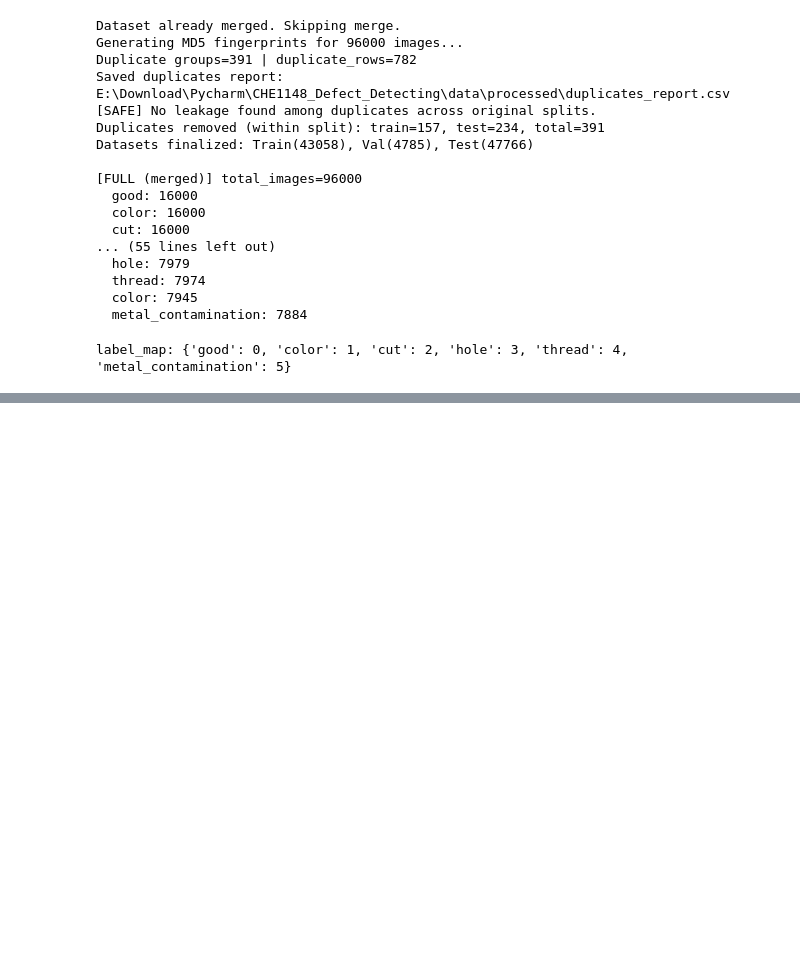
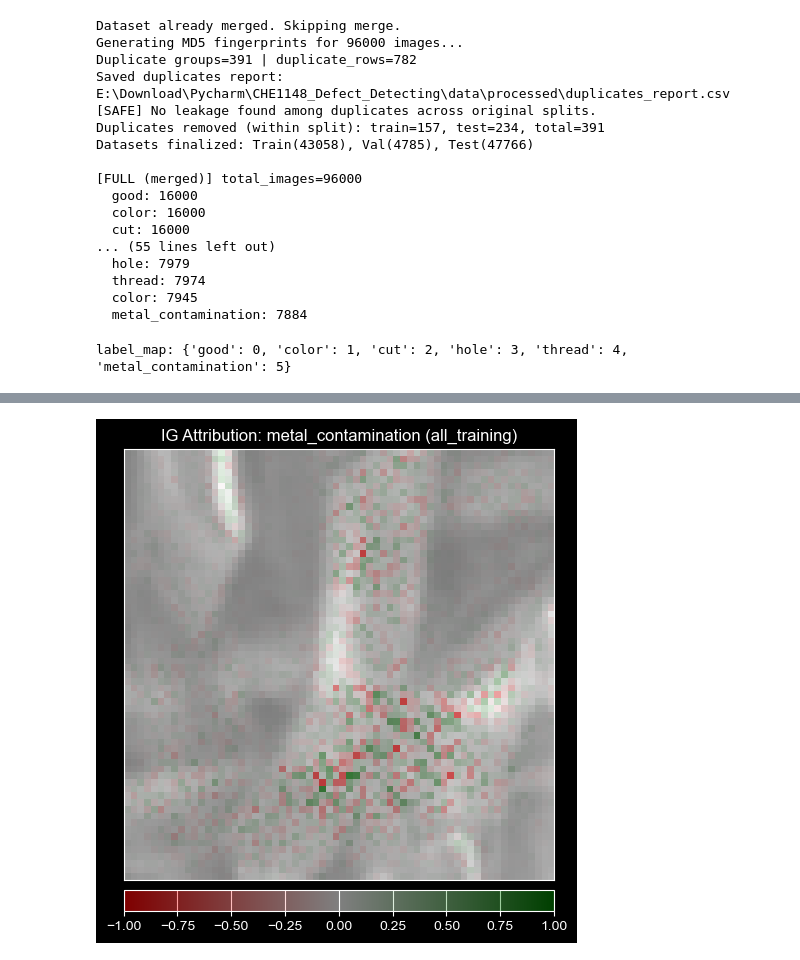
Before and after one commit to gaopengju0119-eng/CHE1148_Defect_Detecting, a Jupyter notebook: main.ipynb, the cells around one changed output, grey strips where cells are left out. Saved outputs shown, nothing was run; the diff lists cells and outputs as text; code cells hidden in the pictures; blank space fills up the shorter version.

```diff
--- a/main.ipynb
+++ b/main.ipynb
@@ -1027,37 +1240,69 @@ def apply_integrated_gradients(model, input_tensor, target_class=None):
 
     if target_class is None:
         # Get the model's predicted class
         output = model(input_tensor)
         target_class = torch.argmax(output, dim=1).item()
 
     # Compute attributions
     attributions, _ = ig.attribute(
         input_tensor, baseline, target=target_class, return_convergence_delta=True
     )
 
-    # Convert to numpy for visualization [Channels, H, W] -> [H, W, Channels]
-    attributions = np.transpose(attributions.squeeze().cpu().detach().numpy(), (1, 2, 0))
-    img_plot = (
-        np.transpose(input_tensor.squeeze().cpu().detach().numpy(), (1, 2, 0))
-        if input_tensor.shape[1] > 1
-        else input_tensor.squeeze().cpu().numpy()
-    )
+    # Convert tensors into HWC numpy arrays robustly for grayscale/RGB.
+    def _to_hwc(arr: np.ndarray) -> np.ndarray:
+        # Accept [N,C,H,W], [C,H,W], [H,W,C], [H,W].
+        if arr.ndim == 4:
+            if arr.shape[0] != 1:
+                raise ValueError(f"Expected batch size 1 for visualization, got shape={arr.shape}")
+            arr = arr[0]
+
+        if arr.ndim == 3:
+            # If likely CHW, transpose to HWC.
+            if arr.shape[0] <= 4 and arr.shape[1] > 4 and arr.shape[2] > 4:
+                arr = np.transpose(arr, (1, 2, 0))
+            # Else assume already HWC.
+        elif arr.ndim == 2:
+            arr = arr[..., np.newaxis]
+        else:
+            raise ValueError(f"Unsupported array shape for visualization: {arr.shape}")
+
+        return arr
+
+    attributions = _to_hwc(attributions.detach().cpu().numpy())
+    img_plot = _to_hwc(input_tensor.detach().cpu().numpy())
 
     return attributions, img_plot, target_class
 
 
 def plot_ig_results(attributions, img_plot, target_class, label_map):
     if viz is None:
         raise ImportError("captum is not installed. Run: pip install captum")
 
     class_name = [k for k, v in label_map.items() if v == target_class][0]
 
     fig, ax = viz.visualize_image_attr(
         attributions,
         img_plot,
         method="blended_heat_map",
         sign="all",
         show_colorbar=True,
         title=f"IG Attribution: {class_name} (all_training)",
     )
     plt.show()
+
+
+# Auto-run one IG visualization when prerequisites are ready.
+if IntegratedGradients is None or viz is None:
+    print("[INFO] captum is not installed. Skipping IG demo plot.")
+elif {"model_resnet", "train_ds", "train_label_map", "device"}.issubset(globals()) and len(train_ds) > 0:
+    try:
+        sample_img, _ = train_ds[0]
+        input_tensor = sample_img.unsqueeze(0).to(device)
+        attrs, img_plot, target_cls = apply_integrated_gradients(model_resnet, input_tensor)
+        plot_ig_results(attrs, img_plot, target_cls, train_label_map)
+    except Exception as e:
+        print(f"[WARN] IG demo skipped due to error: {e}")
+else:
+    print("[INFO] IG prerequisites not ready. Run ResNet training cell first.")
+# %% [output]
+[figure, added]
```
Also changed, not shown: parts of 8 cells of this notebook, 1 other file.
